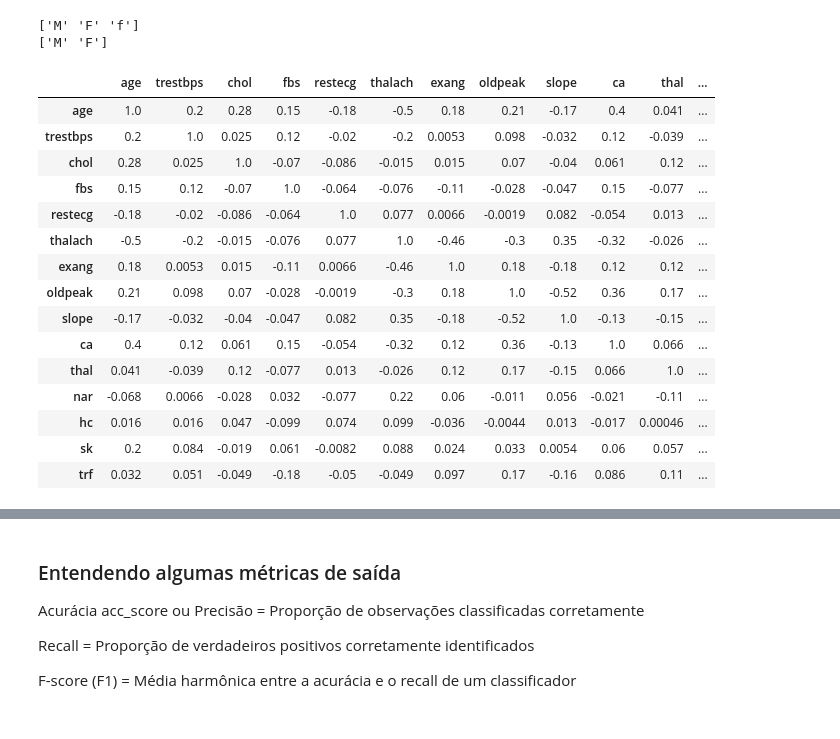
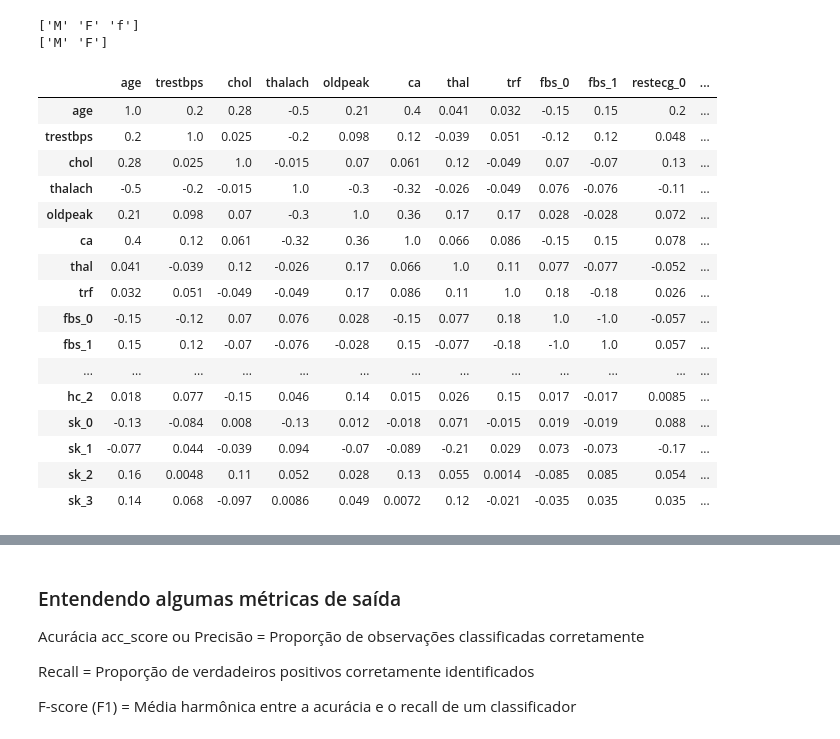
Before and after one commit to lgribeiro/classificador-de-genero, a Jupyter notebook: predict.ipynb, the cells around one changed output, grey strips where cells are left out. Drawn from its saved outputs; the diff is of its cells as text; code cells hidden in the pictures.

```diff
--- a/predict.ipynb
+++ b/predict.ipynb
@@ -163,26 +165,29 @@ print(labels.unique())
 # %%
 # Identificando por pares qual o grau correlação das variáveis
 
 import matplotlib.pyplot as plt
 
-df.corr().style.format("{:0.2}").background_gradient(cmap=plt.get_cmap('coolwarm'), axis=1)
+cat_df.corr().style.format("{:0.2}").background_gradient(cmap=plt.get_cmap('coolwarm'), axis=1)
+
+# Dados fracamente correlacionados
 # %% [output]
-|  | age | trestbps | chol | fbs | restecg | thalach | exang | oldpeak | slope | ca | thal | ... |
-| age | 1.0 | 0.2 | 0.28 | 0.15 | -0.18 | -0.5 | 0.18 | 0.21 | -0.17 | 0.4 | 0.041 | ... |
-| trestbps | 0.2 | 1.0 | 0.025 | 0.12 | -0.02 | -0.2 | 0.0053 | 0.098 | -0.032 | 0.12 | -0.039 | ... |
-| chol | 0.28 | 0.025 | 1.0 | -0.07 | -0.086 | -0.015 | 0.015 | 0.07 | -0.04 | 0.061 | 0.12 | ... |
-| fbs | 0.15 | 0.12 | -0.07 | 1.0 | -0.064 | -0.076 | -0.11 | -0.028 | -0.047 | 0.15 | -0.077 | ... |
-| restecg | -0.18 | -0.02 | -0.086 | -0.064 | 1.0 | 0.077 | 0.0066 | -0.0019 | 0.082 | -0.054 | 0.013 | ... |
-| thalach | -0.5 | -0.2 | -0.015 | -0.076 | 0.077 | 1.0 | -0.46 | -0.3 | 0.35 | -0.32 | -0.026 | ... |
-| exang | 0.18 | 0.0053 | 0.015 | -0.11 | 0.0066 | -0.46 | 1.0 | 0.18 | -0.18 | 0.12 | 0.12 | ... |
-| oldpeak | 0.21 | 0.098 | 0.07 | -0.028 | -0.0019 | -0.3 | 0.18 | 1.0 | -0.52 | 0.36 | 0.17 | ... |
-| slope | -0.17 | -0.032 | -0.04 | -0.047 | 0.082 | 0.35 | -0.18 | -0.52 | 1.0 | -0.13 | -0.15 | ... |
-| ca | 0.4 | 0.12 | 0.061 | 0.15 | -0.054 | -0.32 | 0.12 | 0.36 | -0.13 | 1.0 | 0.066 | ... |
-| thal | 0.041 | -0.039 | 0.12 | -0.077 | 0.013 | -0.026 | 0.12 | 0.17 | -0.15 | 0.066 | 1.0 | ... |
-| nar | -0.068 | 0.0066 | -0.028 | 0.032 | -0.077 | 0.22 | 0.06 | -0.011 | 0.056 | -0.021 | -0.11 | ... |
-| hc | 0.016 | 0.016 | 0.047 | -0.099 | 0.074 | 0.099 | -0.036 | -0.0044 | 0.013 | -0.017 | 0.00046 | ... |
-| sk | 0.2 | 0.084 | -0.019 | 0.061 | -0.0082 | 0.088 | 0.024 | 0.033 | 0.0054 | 0.06 | 0.057 | ... |
-| trf | 0.032 | 0.051 | -0.049 | -0.18 | -0.05 | -0.049 | 0.097 | 0.17 | -0.16 | 0.086 | 0.11 | ... |
+|  | age | trestbps | chol | thalach | oldpeak | ca | thal | trf | fbs_0 | fbs_1 | restecg_0 | ... |
+| age | 1.0 | 0.2 | 0.28 | -0.5 | 0.21 | 0.4 | 0.041 | 0.032 | -0.15 | 0.15 | 0.2 | ... |
+| trestbps | 0.2 | 1.0 | 0.025 | -0.2 | 0.098 | 0.12 | -0.039 | 0.051 | -0.12 | 0.12 | 0.048 | ... |
+| chol | 0.28 | 0.025 | 1.0 | -0.015 | 0.07 | 0.061 | 0.12 | -0.049 | 0.07 | -0.07 | 0.13 | ... |
+| thalach | -0.5 | -0.2 | -0.015 | 1.0 | -0.3 | -0.32 | -0.026 | -0.049 | 0.076 | -0.076 | -0.11 | ... |
+| oldpeak | 0.21 | 0.098 | 0.07 | -0.3 | 1.0 | 0.36 | 0.17 | 0.17 | 0.028 | -0.028 | 0.072 | ... |
+| ca | 0.4 | 0.12 | 0.061 | -0.32 | 0.36 | 1.0 | 0.066 | 0.086 | -0.15 | 0.15 | 0.078 | ... |
+| thal | 0.041 | -0.039 | 0.12 | -0.026 | 0.17 | 0.066 | 1.0 | 0.11 | 0.077 | -0.077 | -0.052 | ... |
+| trf | 0.032 | 0.051 | -0.049 | -0.049 | 0.17 | 0.086 | 0.11 | 1.0 | 0.18 | -0.18 | 0.026 | ... |
+| fbs_0 | -0.15 | -0.12 | 0.07 | 0.076 | 0.028 | -0.15 | 0.077 | 0.18 | 1.0 | -1.0 | -0.057 | ... |
+| fbs_1 | 0.15 | 0.12 | -0.07 | -0.076 | -0.028 | 0.15 | -0.077 | -0.18 | -1.0 | 1.0 | 0.057 | ... |
+| ... | ... | ... | ... | ... | ... | ... | ... | ... | ... | ... | ... | ... |
+| hc_2 | 0.018 | 0.077 | -0.15 | 0.046 | 0.14 | 0.015 | 0.026 | 0.15 | 0.017 | -0.017 | 0.0085 | ... |
+| sk_0 | -0.13 | -0.084 | 0.008 | -0.13 | 0.012 | -0.018 | 0.071 | -0.015 | 0.019 | -0.019 | 0.088 | ... |
+| sk_1 | -0.077 | 0.044 | -0.039 | 0.094 | -0.07 | -0.089 | -0.21 | 0.029 | 0.073 | -0.073 | -0.17 | ... |
+| sk_2 | 0.16 | 0.0048 | 0.11 | 0.052 | 0.028 | 0.13 | 0.055 | 0.0014 | -0.085 | 0.085 | 0.054 | ... |
+| sk_3 | 0.14 | 0.068 | -0.097 | 0.0086 | 0.049 | 0.0072 | 0.12 | -0.021 | -0.035 | 0.035 | 0.035 | ... |
 # %%
 from sklearn.model_selection import train_test_split
 from sklearn.metrics import classification_report, brier_score_loss, accuracy_score, precision_score
```
Also changed, not shown: parts of 20 cells of this notebook, 2 other files.
